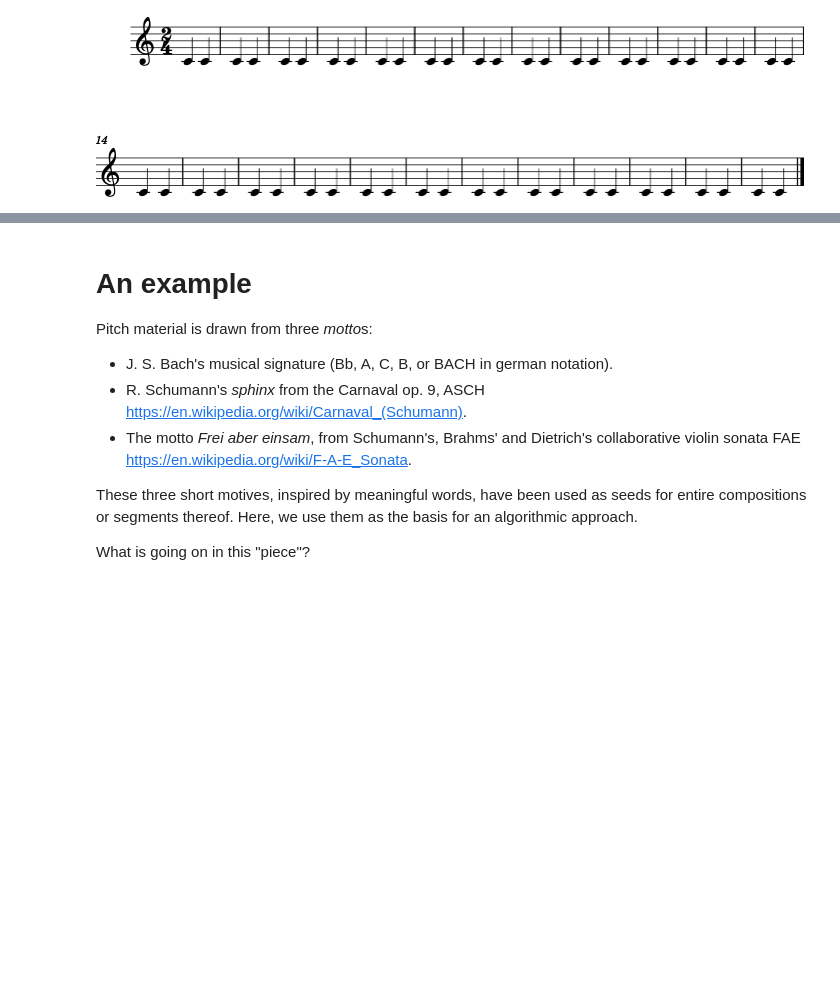
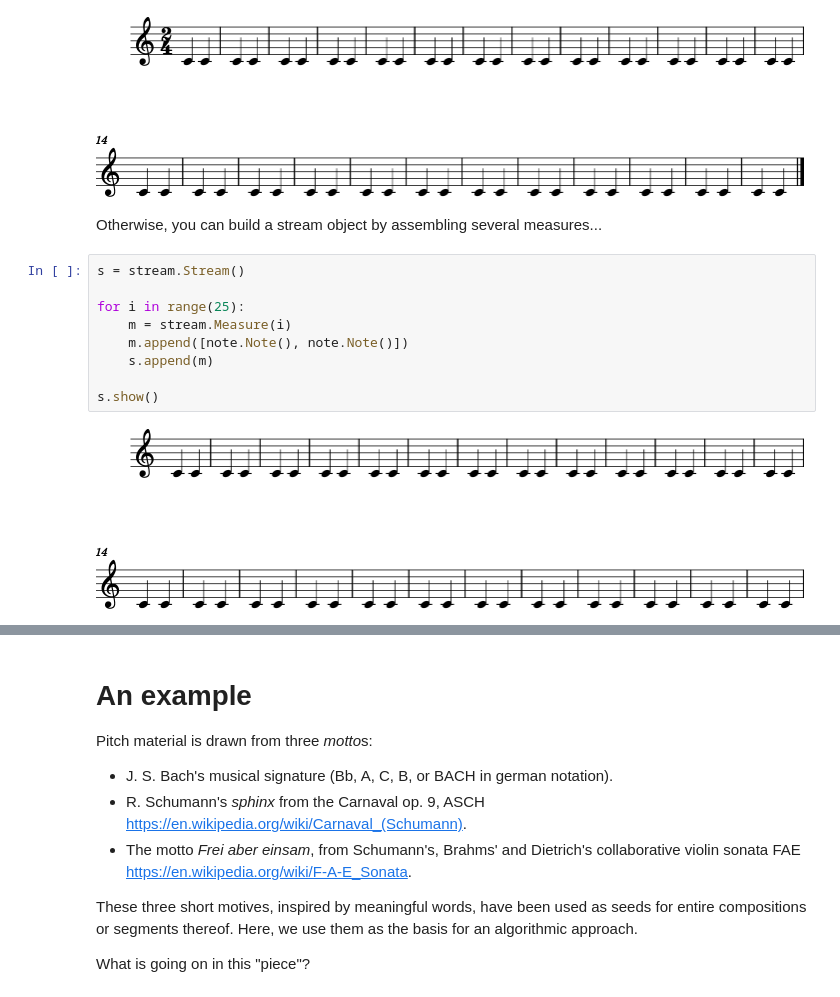
Before and after one commit to GabrieleCecchetti/AlgCompPrep, a Jupyter notebook: AlgComp2021_N1_Intro.ipynb, the cells around one changed output, grey strips where cells are left out. Cells and saved outputs as stored; diff of their text form; blank space fills up the shorter version.

```diff
--- a/AlgComp2021_N1_Intro.ipynb
+++ b/AlgComp2021_N1_Intro.ipynb
@@ -323,3 +323,16 @@ for i in range(50): #
 s.show()
 # %% [output]
 [figure]
+# %% [markdown]
+Otherwise, you can build a stream object by assembling several measures...
+# %%
+s = stream.Stream()
+
+for i in range(25):
+    m = stream.Measure(i)
+    m.append([note.Note(), note.Note()])
+    s.append(m)
+
+s.show()
+# %% [output]
+[figure, added]
```
Also changed, not shown: parts of 6 cells of this notebook.
